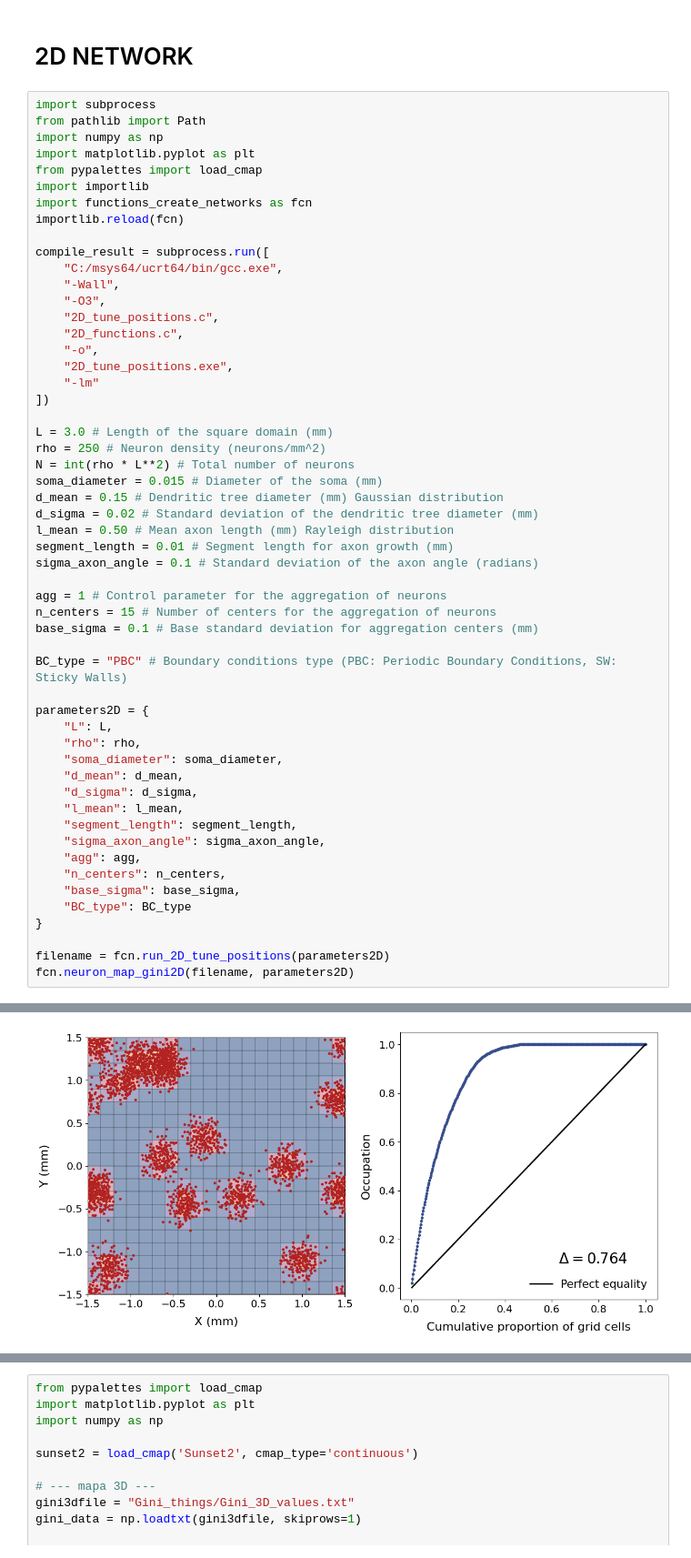
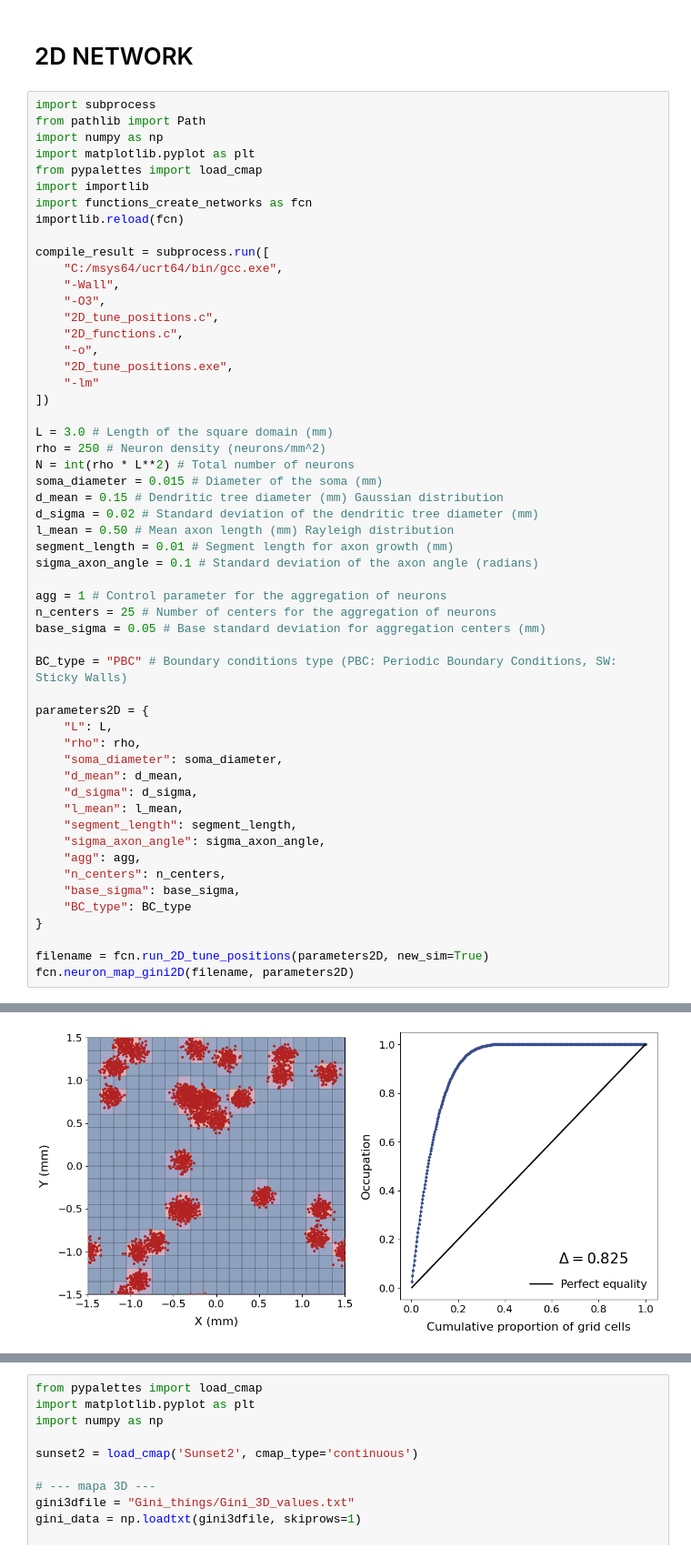
Before and after one commit to underDD/TFM, a Jupyter notebook: create_network.ipynb, the cells around one changed output, grey strips where cells are left out. Shown at 91% size. Cells and saved outputs as stored; diff of their text form.

```diff
--- a/create_network.ipynb
+++ b/create_network.ipynb
@@ -43,8 +43,8 @@ segment_length = 0.01 # Segment length for axon growth (mm)
 sigma_axon_angle = 0.1 # Standard deviation of the axon angle (radians)
 
 agg = 1 # Control parameter for the aggregation of neurons
-n_centers = 15 # Number of centers for the aggregation of neurons
-base_sigma = 0.1 # Base standard deviation for aggregation centers (mm)
+n_centers = 25 # Number of centers for the aggregation of neurons
+base_sigma = 0.05 # Base standard deviation for aggregation centers (mm)
 
 BC_type = "PBC" # Boundary conditions type (PBC: Periodic Boundary Conditions, SW: Sticky Walls)
 
@@ -63,6 +63,6 @@ parameters2D = {
     "BC_type": BC_type
 }
 
-filename = fcn.run_2D_tune_positions(parameters2D)
+filename = fcn.run_2D_tune_positions(parameters2D, new_sim=True)
 fcn.neuron_map_gini2D(filename, parameters2D)
 # %% [output]
@@ -71,4 +71,4 @@ Gini coefficient: 0.7635995833333333
-[figure, old version]
+[figure, new version]
 # %%
 import subprocess
 import numpy as np
```
Also changed, not shown: parts of 42 cells of this notebook, 35 other files.
